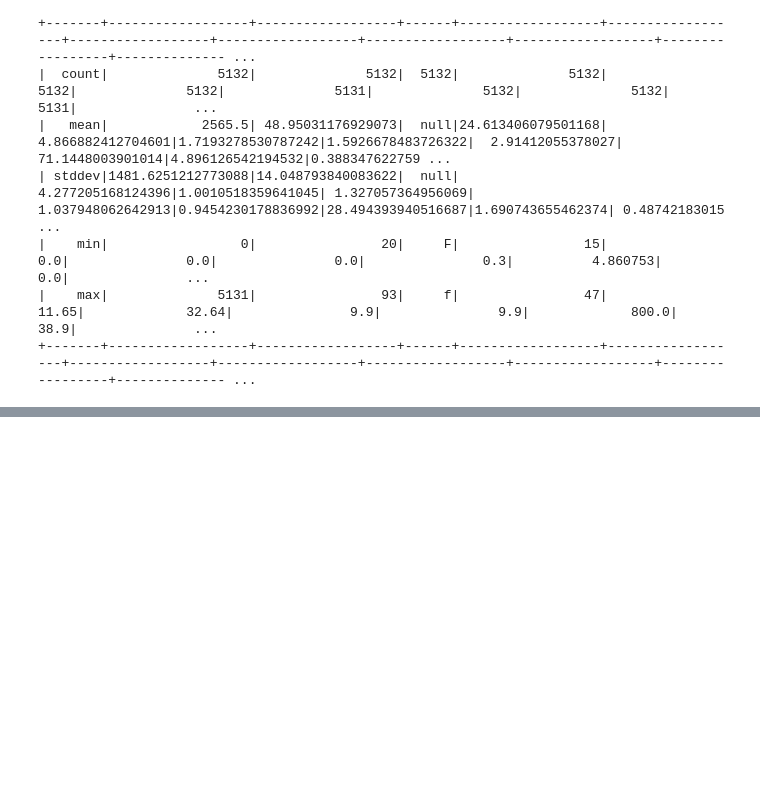
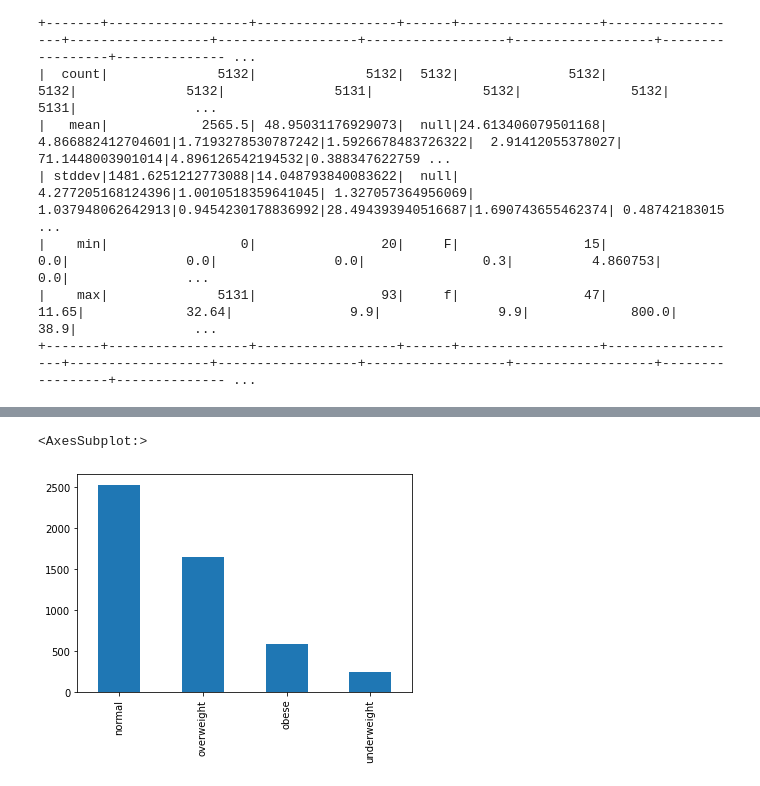
Before and after one commit to shengguima/Iteration-4, a Jupyter notebook: Assignment 4.ipynb, the cells around one changed output, grey strips where cells are left out. Cells and saved outputs as stored; diff of their text form; code cells hidden in the pictures; blank space fills up the shorter version.

```diff
--- a/Assignment 4.ipynb
+++ b/Assignment 4.ipynb
@@ -198,0 +370,9 @@ only showing top 20 rows
+# %%
+#'BMI' classification
+df = df.withColumn("BMI_Cla",
+                   when(col("BMI") < 18.5, "underweight")
+                   .when((col("BMI") >= 18.5) & (col("BMI") < 25), "normal")
+                   .when((col("BMI") >= 25) & (col("BMI") < 30), "overweight")
+                   .when(col("BMI") >= 30, "obese")
+                   .otherwise("Unknown"))
+df.show()
@@ -198,0 +397,5 @@ only showing top 20 rows
+# %%
+df.toPandas()['BMI_Cla'].value_counts().plot.bar()
+# %% [output]
+<AxesSubplot:>
+[figure, added]
```
Also changed, not shown: parts of 22 cells of this notebook.
